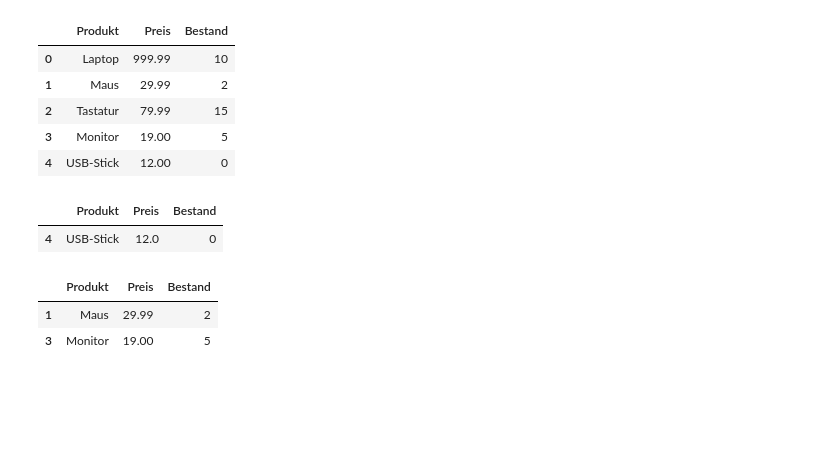
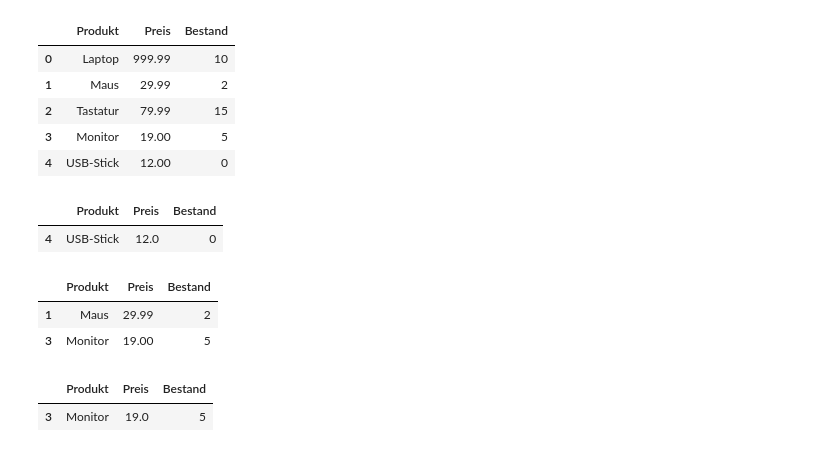
Before and after one commit to veniapputrii/Python, a Jupyter notebook: Python_Anfänger.ipynb, the cells around one changed output. Saved outputs shown, nothing was run; the diff lists cells and outputs as text; code cells hidden in the pictures; blank space fills up the shorter version.

```diff
--- a/Python_Anfänger.ipynb
+++ b/Python_Anfänger.ipynb
@@ -114,3 +114,15 @@ display(ergebnis)
 |  | Produkt | Preis | Bestand |
 | 1 | Maus | 29.99 | 2 |
 | 3 | Monitor | 19.00 | 5 |
+# %%
+#1. Feb 2026
+#versuche ich Preis unter 20 und Bestand über 0
+# speichere das Ergebnis in der Variable 'schnaaeppchen'
+
+filterPreis = df1['Preis'] < 20
+filterBestand = df1['Bestand'] > 0
+schnaeppchen = df1[ filterPreis & filterBestand ] #auf die Tabelle, die df1 ist, autragen
+display(schnaeppchen)
+# %% [output]
+|  | Produkt | Preis | Bestand |
+| 3 | Monitor | 19.0 | 5 |
```
Also changed, not shown: parts of 1 cell of this notebook.
